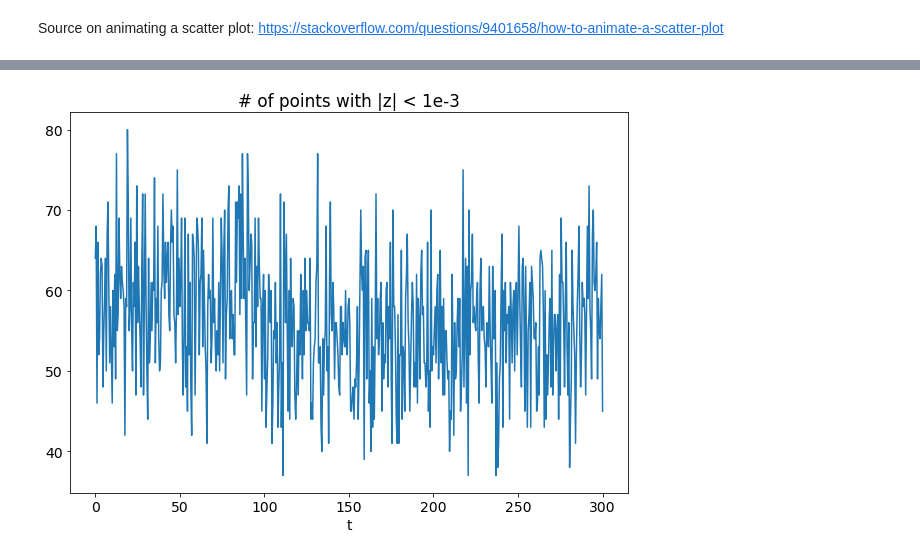
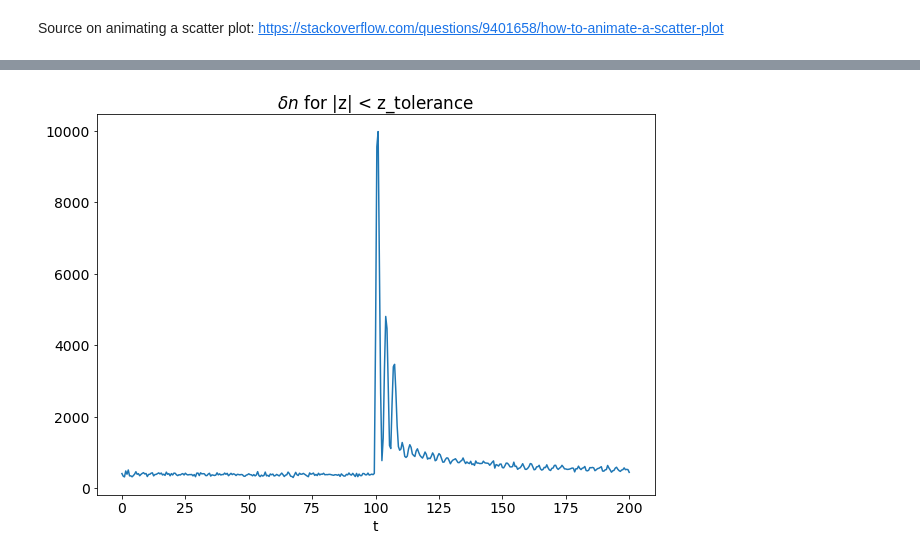
Before and after one commit to Jupiter1994/plasma-echo, a Jupyter notebook: Computing Particle Trajectories.ipynb, the cells around one changed output, grey strips where cells are left out. Cells and saved outputs as stored; diff of their text form; code cells hidden in the pictures.

Commit message:
tested traj animations for setting J=0, debugging find_z in coord conv

```diff
--- a/Computing Particle Trajectories.ipynb
+++ b/Computing Particle Trajectories.ipynb
@@ -129,7 +129,7 @@ N = (int) (1e5) # number of particles
 
 # time range
 tmin = 0
-tmax = 300
+tmax = 200
 tstep = 0.5
 ts = np.arange(tmin, tmax+tstep, tstep)
 
@@ -302,10 +298,10 @@ Elapsed t: 10.2 seconds
 # %%
 plt.plot(ts, delta_n_array)
 
 plt.xlabel('t')
-plt.title(r'# of points with |z| < 1e-3')
+plt.title(r'$\delta n$ for |z| < z_tolerance')
 
-plt.savefig('particle_trajs_delta_n.png')
+plt.savefig('particle_trajs_delta_n_temp.png')
 plt.show()
 # %% [output]
-[figure, old version]
+[figure, new version]
```
Also changed, not shown: parts of 2 cells of this notebook, 1 other file.
